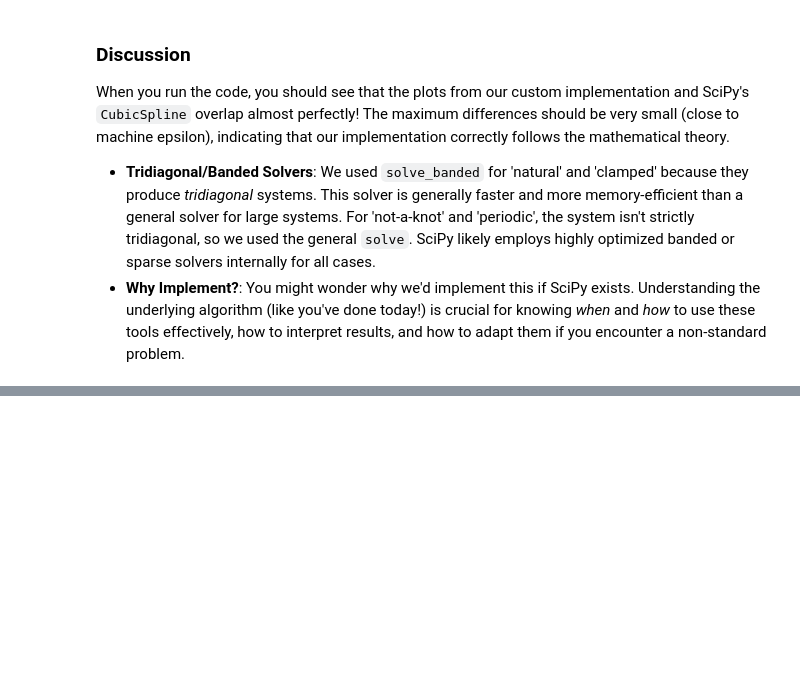
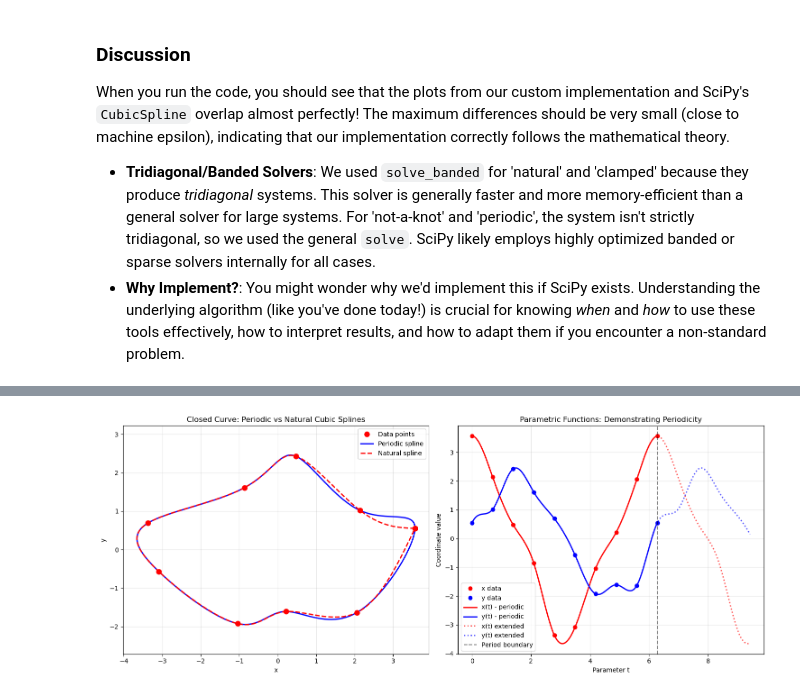
Before and after one commit to diegoandresalvarez/metodosnumericos, a Jupyter notebook: codigo/03_interpolacion/cubic_spline_interpolation.ipynb, the cells around one changed output, grey strips where cells are left out. Drawn from its saved outputs; the diff is of its cells as text; code cells hidden in the pictures; blank space fills up the shorter version.

Commit message:
Example with periodic spline on closed curve

```diff
--- a/codigo/03_interpolacion/cubic_spline_interpolation.ipynb
+++ b/codigo/03_interpolacion/cubic_spline_interpolation.ipynb
@@ -360,0 +374,93 @@ When you run the code, you should see that the plots from our custom implementat
+# %%
+import numpy as np
+import matplotlib.pyplot as plt
+from scipy.interpolate import CubicSpline
+
+# Create a closed curve dataset (e.g., an ellipse with some noise)
+# We'll parametrize the curve with parameter t
+# For periodic splines, we need the first and last points to be identical
+t_data = np.linspace(0, 2*np.pi, 10)  # Base parameter values
+x_data = 3*np.cos(t_data) + 0.5*np.cos(3*t_data) + 0.2*np.random.randn(len(t_data))
+y_data = 2*np.sin(t_data) + 0.3*np.cos(5*t_data) + 0.2*np.random.randn(len(t_data))
+
+# Make last point identical to first (for periodicity)
+x_data[-1] = x_data[0]
+y_data[-1] = y_data[0]
+
+# Create periodic splines for both x and y coordinates
+# Note: For a closed curve, we parametrize both x(t) and y(t) as functions of parameter t
+sp_x_periodic = CubicSpline(t_data, x_data, bc_type='periodic')
+sp_y_periodic = CubicSpline(t_data, y_data, bc_type='periodic')
+
+# Create a finer grid for smooth visualization
+t_fine     = np.linspace(0, 2*np.pi, 200)
+x_periodic = sp_x_periodic(t_fine)
+y_periodic = sp_y_periodic(t_fine)
+
+# For comparison, create natural splines (non-periodic)
+sp_x_natural = CubicSpline(t_data, x_data, bc_type='natural')
+sp_y_natural = CubicSpline(t_data, y_data, bc_type='natural')
+x_natural = sp_x_natural(t_fine)
+y_natural = sp_y_natural(t_fine)
+
+# Plotting
+fig, (ax1, ax2) = plt.subplots(1, 2, figsize=(15, 6))
+
+# Plot 1: Comparison of periodic vs natural splines
+ax1.plot(x_data,     y_data,     'ro',  markersize=8, label='Data points', zorder=3)
+ax1.plot(x_periodic, y_periodic, 'b-',  linewidth=2,  label='Periodic spline')
+ax1.plot(x_natural,  y_natural,  'r--', linewidth=2,  label='Natural spline')
+
+# Close the curves for visualization (not needed for periodic spline)
+ax1.plot([x_natural[-1], x_natural[0]], [y_natural[-1], y_natural[0]], 'r--', linewidth=2)
+
+ax1.set_xlabel('x')
+ax1.set_ylabel('y')
+ax1.set_title('Closed Curve: Periodic vs Natural Cubic Splines')
+ax1.legend()
+ax1.grid(True, alpha=0.3)
+ax1.axis('equal')
+
+# Plot 2: Demonstrate continuity of derivatives at the boundary
+# Show the parametric functions x(t) and y(t)
+ax2.plot(t_data, x_data,     'ro', markersize=6, label='x data')
+ax2.plot(t_data, y_data,     'bo', markersize=6, label='y data')
+ax2.plot(t_fine, x_periodic, 'r-', linewidth=2,  label='x(t) - periodic')
+ax2.plot(t_fine, y_periodic, 'b-', linewidth=2,  label='y(t) - periodic')
+
+# Show periodicity by extending the domain
+t_extended = np.linspace(0, 3*np.pi, 300)
+x_extended = sp_x_periodic(t_extended)
+y_extended = sp_y_periodic(t_extended)
+ax2.plot(t_extended[200:], x_extended[200:], 'r:', linewidth=2, alpha=0.7, label='x(t) extended')
+ax2.plot(t_extended[200:], y_extended[200:], 'b:', linewidth=2, alpha=0.7, label='y(t) extended')
+
+ax2.axvline(x=2*np.pi, color='k', linestyle='--', alpha=0.5, label='Period boundary')
+ax2.set_xlabel('Parameter t')
+ax2.set_ylabel('Coordinate value')
+ax2.set_title('Parametric Functions: Demonstrating Periodicity')
+ax2.legend()
+ax2.grid(True, alpha=0.3)
+
+plt.tight_layout()
+plt.show()
+
+# Verify periodicity conditions
+print("\n" + "="*70)
+print("VERIFICATION OF PERIODIC BOUNDARY CONDITIONS")
+print("For periodic splines, all derivatives should match at the boundaries")
+print("="*70)
+
+# Check function values at boundaries
+print(f"x(0)   = {sp_x_periodic(0)   : 10.6f},  x(2π)   = {sp_x_periodic(2*np.pi)   : 10.6f}")
+print(f"y(0)   = {sp_y_periodic(0)   : 10.6f},  y(2π)   = {sp_y_periodic(2*np.pi)   : 10.6f}")
+
+# Check first derivatives at boundaries
+print(f"x'(0)  = {sp_x_periodic(0, 1): 10.6f},  x'(2π)  = {sp_x_periodic(2*np.pi, 1): 10.6f}")
+print(f"y'(0)  = {sp_y_periodic(0, 1): 10.6f},  y'(2π)  = {sp_y_periodic(2*np.pi, 1): 10.6f}")
+
+# Check second derivatives at boundaries
+print(f"x''(0) = {sp_x_periodic(0, 2): 10.6f},  x''(2π) = {sp_x_periodic(2*np.pi, 2): 10.6f}")
+print(f"y''(0) = {sp_y_periodic(0, 2): 10.6f},  y''(2π) = {sp_y_periodic(2*np.pi, 2): 10.6f}")
+# %% [output]
+[figure, added]
```
Also changed, not shown: parts of 5 cells of this notebook.
